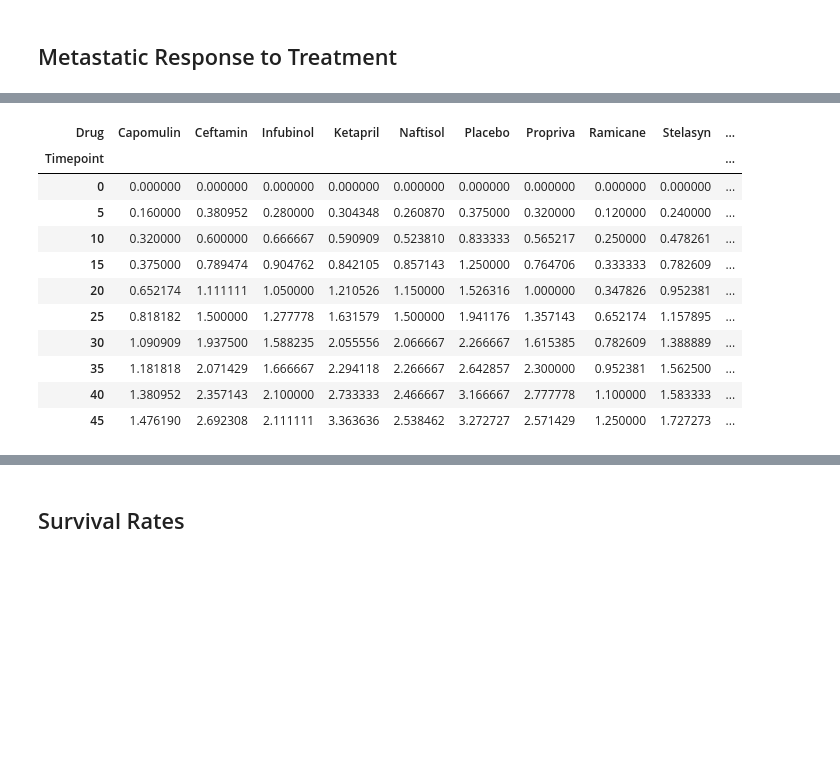
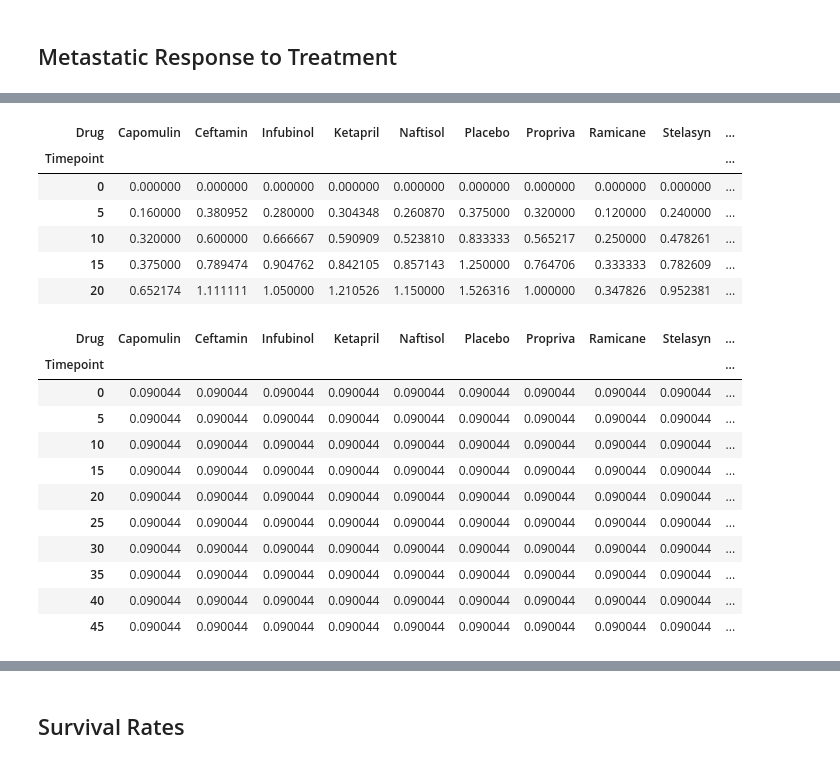
Before and after one commit to bshub6/matplotlib-challenge, a Jupyter notebook: pymaceuticals_starter.ipynb, the cells around one changed output, grey strips where cells are left out. Saved outputs shown, nothing was run; the diff lists cells and outputs as text; code cells hidden in the pictures; blank space fills up the shorter version.

```diff
--- a/pymaceuticals_starter.ipynb
+++ b/pymaceuticals_starter.ipynb
@@ -46,9 +52,9 @@ mouse_df.head()
 # %%
 #Combine data into single dataset
 
-merged_data = pd.merge(clinical_df, mouse_df, on="Mouse ID", how="inner")
+trial_data = pd.merge(clinical_df, mouse_df, on="Mouse ID", how="inner")
 
-merged_data.head()
+trial_data.head()
 # %% [output]
 |  | Mouse ID | Timepoint | Tumor Volume (mm3) | Metastatic Sites | Drug |
 | 0 | b128 | 0 | 45.000000 | 0 | Capomulin |
@@ -140,9 +167,16 @@ plt.show()
 # %% [markdown]
 ## Metastatic Response to Treatment
 # %%
-# Store the Mean Met. Site Data Grouped by Drug and Timepoint
-meta_response_error = merged_data.groupby(['Drug', 'Timepoint'])["Metastatic Sites"].sem()
-mre_df = meta_response_error.to_frame()
+# Store the Mean Met. Site Data
+meta_response_error = trial_data[['Drug','Timepoint','Metastatic Sites']]
+
+#Calcucate the mean of Met. Site Grouped by Drug and Timepoint
+meta_response_error = pd.DataFrame(meta_response_error.groupby(['Drug', 'Timepoint'])['Metastatic Sites'].mean())
+
+#Calculate the stand error for Met Site
+meta_response_error['Metastatic Site SEM'] = meta_response_error['Metastatic Sites'].sem()
+meta_response_error.reset_index(inplace=True)
+
 # Preview DataFrame
-mre_df.head()
+meta_response_error.head()
 # %% [output]
@@ -169,19 +189,31 @@ meta_df.head()
 # %%
-## Store the Mean Met. Site Data Grouped by Drug and Timepoint
-Timepoint = merged_data.pivot_table(values='Metastatic Sites', index = 'Timepoint', columns='Drug')
+## Reformat Met. Response DataFrame
+meta_response_error_pivot = meta_response_error.pivot_table(values='Metastatic Sites', index = 'Timepoint', columns='Drug')
 #Preview dataframe
-Timepoint
+meta_response_error_pivot.head()
 # %% [output]
 | Drug | Capomulin | Ceftamin | Infubinol | Ketapril | Naftisol | Placebo | Propriva | Ramicane | Stelasyn | ... |
 | Timepoint |  |  |  |  |  |  |  |  |  | ... |
 | 0 | 0.000000 | 0.000000 | 0.000000 | 0.000000 | 0.000000 | 0.000000 | 0.000000 | 0.000000 | 0.000000 | ... |
 | 5 | 0.160000 | 0.380952 | 0.280000 | 0.304348 | 0.260870 | 0.375000 | 0.320000 | 0.120000 | 0.240000 | ... |
 | 10 | 0.320000 | 0.600000 | 0.666667 | 0.590909 | 0.523810 | 0.833333 | 0.565217 | 0.250000 | 0.478261 | ... |
 | 15 | 0.375000 | 0.789474 | 0.904762 | 0.842105 | 0.857143 | 1.250000 | 0.764706 | 0.333333 | 0.782609 | ... |
 | 20 | 0.652174 | 1.111111 | 1.050000 | 1.210526 | 1.150000 | 1.526316 | 1.000000 | 0.347826 | 0.952381 | ... |
-| 25 | 0.818182 | 1.500000 | 1.277778 | 1.631579 | 1.500000 | 1.941176 | 1.357143 | 0.652174 | 1.157895 | ... |
-| 30 | 1.090909 | 1.937500 | 1.588235 | 2.055556 | 2.066667 | 2.266667 | 1.615385 | 0.782609 | 1.388889 | ... |
-| 35 | 1.181818 | 2.071429 | 1.666667 | 2.294118 | 2.266667 | 2.642857 | 2.300000 | 0.952381 | 1.562500 | ... |
-| 40 | 1.380952 | 2.357143 | 2.100000 | 2.733333 | 2.466667 | 3.166667 | 2.777778 | 1.100000 | 1.583333 | ... |
-| 45 | 1.476190 | 2.692308 | 2.111111 | 3.363636 | 2.538462 | 3.272727 | 2.571429 | 1.250000 | 1.727273 | ... |
+# %%
+#Reformat Vol SEM
+meta_response_sem_pivot = meta_response_error.pivot(values='Metastatic Site SEM',index = 'Timepoint',columns='Drug')
+meta_response_sem_pivot
+# %% [output]
+| Drug | Capomulin | Ceftamin | Infubinol | Ketapril | Naftisol | Placebo | Propriva | Ramicane | Stelasyn | ... |
+| Timepoint |  |  |  |  |  |  |  |  |  | ... |
+| 0 | 0.090044 | 0.090044 | 0.090044 | 0.090044 | 0.090044 | 0.090044 | 0.090044 | 0.090044 | 0.090044 | ... |
+| 5 | 0.090044 | 0.090044 | 0.090044 | 0.090044 | 0.090044 | 0.090044 | 0.090044 | 0.090044 | 0.090044 | ... |
+| 10 | 0.090044 | 0.090044 | 0.090044 | 0.090044 | 0.090044 | 0.090044 | 0.090044 | 0.090044 | 0.090044 | ... |
+| 15 | 0.090044 | 0.090044 | 0.090044 | 0.090044 | 0.090044 | 0.090044 | 0.090044 | 0.090044 | 0.090044 | ... |
+| 20 | 0.090044 | 0.090044 | 0.090044 | 0.090044 | 0.090044 | 0.090044 | 0.090044 | 0.090044 | 0.090044 | ... |
+| 25 | 0.090044 | 0.090044 | 0.090044 | 0.090044 | 0.090044 | 0.090044 | 0.090044 | 0.090044 | 0.090044 | ... |
+| 30 | 0.090044 | 0.090044 | 0.090044 | 0.090044 | 0.090044 | 0.090044 | 0.090044 | 0.090044 | 0.090044 | ... |
+| 35 | 0.090044 | 0.090044 | 0.090044 | 0.090044 | 0.090044 | 0.090044 | 0.090044 | 0.090044 | 0.090044 | ... |
+| 40 | 0.090044 | 0.090044 | 0.090044 | 0.090044 | 0.090044 | 0.090044 | 0.090044 | 0.090044 | 0.090044 | ... |
+| 45 | 0.090044 | 0.090044 | 0.090044 | 0.090044 | 0.090044 | 0.090044 | 0.090044 | 0.090044 | 0.090044 | ... |
 # %%
```
Also changed, not shown: parts of 16 cells of this notebook.
